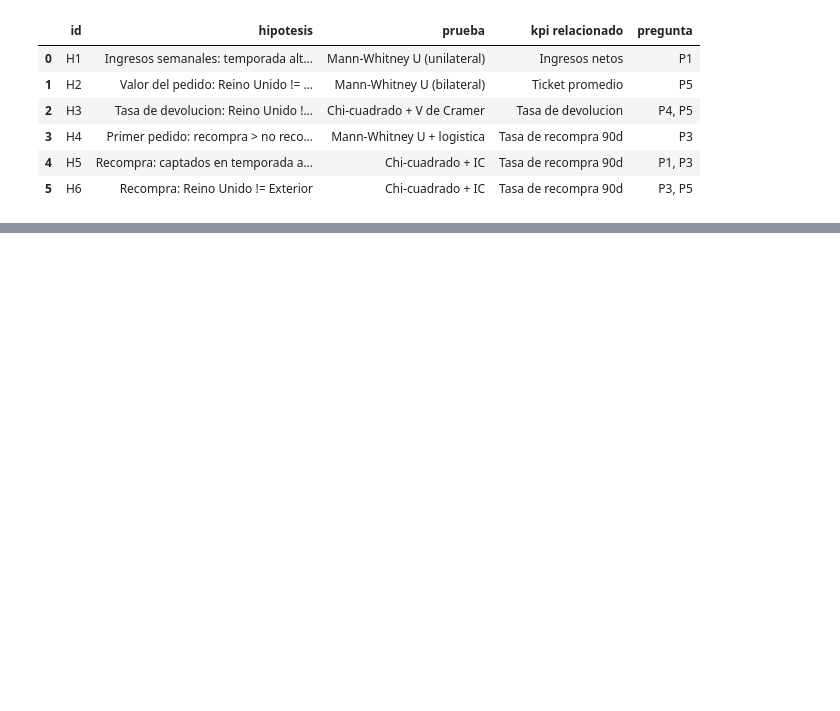
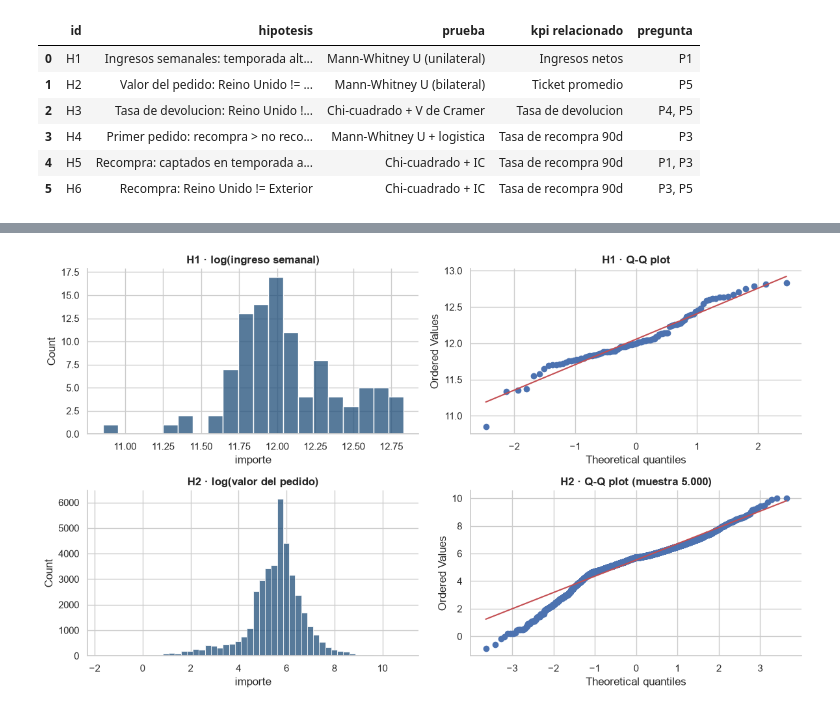
Before and after one commit to Xantyagoh/grupo3-bi-ecommerce, a Jupyter notebook: notebooks/04_hipotesis_validacion.ipynb, the cells around one changed output, grey strips where cells are left out. Cells and saved outputs as stored; diff of their text form; code cells hidden in the pictures; blank space fills up the shorter version.

Commit message:
fase2: construccion de las tablas de prueba y verificacion de supuestos (normalidad, varianzas)
(cherry picked from commit ab9ee3e36483368ce185aa0d98bd4de326e57002)

```diff
--- a/notebooks/04_hipotesis_validacion.ipynb
+++ b/notebooks/04_hipotesis_validacion.ipynb
@@ -91,0 +141,13 @@ hipotesis
+# %%
+fig, axs = plt.subplots(2, 2, figsize=(12, 7))
+log_sem = np.log(sem['importe'])
+sns.histplot(log_sem, bins=20, color=AZUL, ax=axs[0, 0]); axs[0, 0].set_title('H1 · log(ingreso semanal)')
+stats.probplot(log_sem, dist='norm', plot=axs[0, 1]); axs[0, 1].set_title('H1 · Q-Q plot')
+log_ped = np.log(pedidos['importe'])
+sns.histplot(log_ped, bins=50, color=AZUL, ax=axs[1, 0]); axs[1, 0].set_title('H2 · log(valor del pedido)')
+stats.probplot(log_ped.sample(5000, random_state=1), dist='norm', plot=axs[1, 1]); axs[1, 1].set_title('H2 · Q-Q plot (muestra 5.000)')
+plt.tight_layout()
+plt.savefig(FIG / '04_supuestos_normalidad.png', dpi=150, bbox_inches='tight')
+plt.show()
+# %% [output]
+[figure, added]
```
Also changed, not shown: parts of 6 cells of this notebook, 1 other file.
